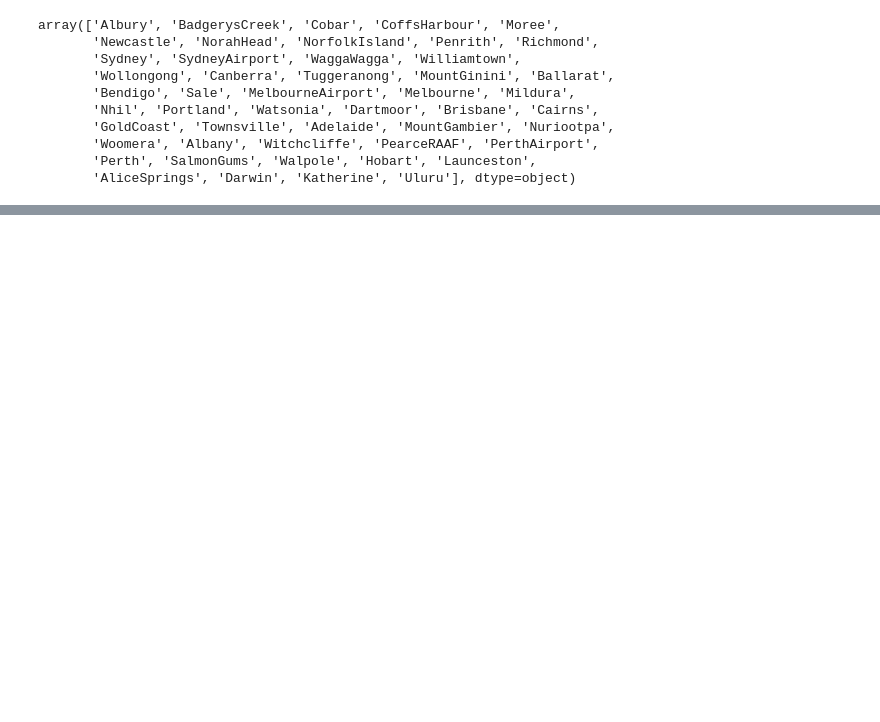
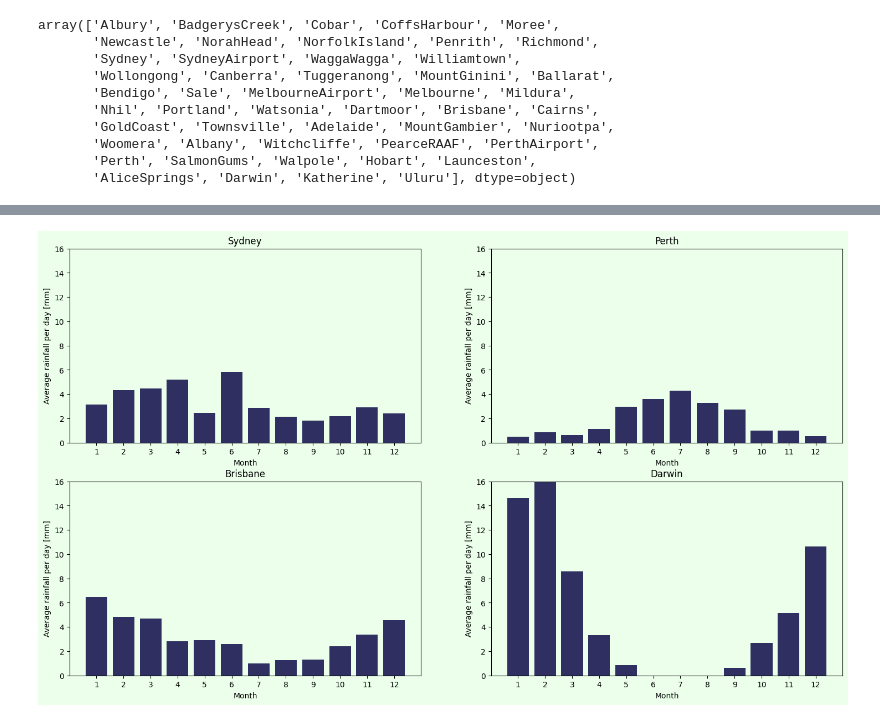
Before and after one commit to beczatom/weather_aus, a Jupyter notebook: weather.ipynb, the cells around one changed output, grey strips where cells are left out. Saved outputs shown, nothing was run; the diff lists cells and outputs as text; code cells hidden in the pictures; blank space fills up the shorter version.

```diff
--- a/weather.ipynb
+++ b/weather.ipynb
@@ -329,0 +429,32 @@ fig.show()
+# %%
+# for displaying rainfall by month by city
+groups = df.groupby(['Location', 'month'])
+
+rain = {}
+for city in df['Location'].unique():
+    rain[city] = {}
+
+# for each city we need 12 averages
+for name, group in groups:
+    rain[name[0]][name[1]] = group['Rainfall'].mean()
+
+fig = plt.figure(figsize=(18,10), facecolor='#EBFFEB')
+gs = GridSpec(2, 2, figure=fig)
+
+def rain_bar(ax, city):
+    ax.bar(x = np.arange(1, 13, 1), height = rain[city].values(), facecolor='#2F3061')
+    ax.set_facecolor('#EBFFEB')
+    ax.set_title(city)
+    ax.set_xticks(np.arange(1, 13, 1))
+    ax.set_xlabel('Month')
+    ax.set_ylabel('Average rainfall per day [mm]')
+    ax.set_ylim(0, 16)
+
+# just some major cities
+rain_bar(fig.add_subplot(gs[0, 0]), 'Sydney')
+rain_bar(fig.add_subplot(gs[0, 1]), 'Perth')
+rain_bar(fig.add_subplot(gs[1, 0]), 'Brisbane')
+rain_bar(fig.add_subplot(gs[1, 1]), 'Darwin')
+plt.show()
+# %% [output]
+[figure, added]
```
Also changed, not shown: parts of 87 cells of this notebook.
